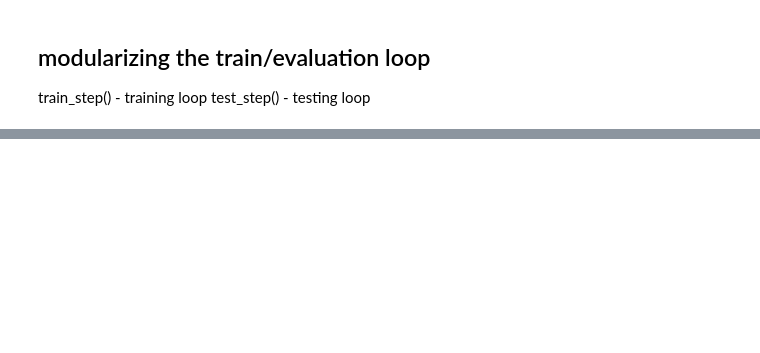
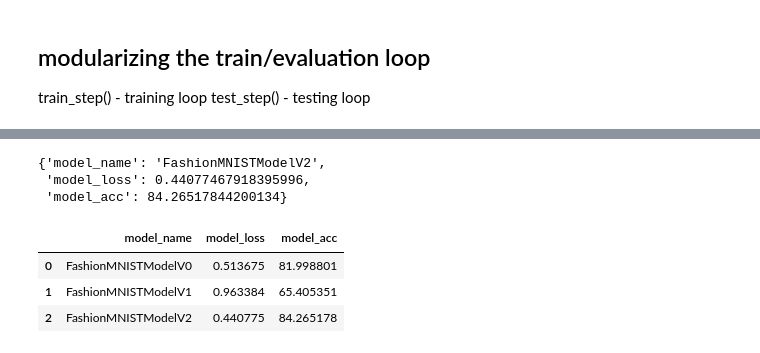
Before and after one commit to Dipak22/DeepLearning, a Jupyter notebook: pytorch_computer_vision.ipynb, the cells around one changed output, grey strips where cells are left out. Saved outputs shown, nothing was run; the diff lists cells and outputs as text; code cells hidden in the pictures; blank space fills up the shorter version.

```diff
--- a/pytorch_computer_vision.ipynb
+++ b/pytorch_computer_vision.ipynb
@@ -505,0 +538,5 @@ model_1_results
+# %%
+torch.manual_seed(42)
+model_2 = FashionMNISTModelV2(input_shape=1,
+                              hidden_units=10,
+                              output_shape=len(class_names)).to(device)
@@ -505,0 +545,23 @@ model_1_results
+# %%
+loss_fn = nn.CrossEntropyLoss()
+optimizer = torch.optim.SGD(params=model_2.parameters(),
+                            lr =0.01)
+accuracy_fn = Accuracy(task='multiclass', num_classes=len(class_names))
+# %%
+torch.manual_seed(42)
+epochs = 3
+cnn_start = timer()
+for epoch in tqdm(range(epochs)):
+  train_step(model=model_2,
+             data_loader=train_dataloader,
+             loss_fn=loss_fn,
+             optimizer=optimizer,
+             accuracy_fn=accuracy_fn,
+             device = device)
+  test_step(model=model_2,
+            data_loader=test_dataloader,
+            loss_fn=loss_fn,
+            accuracy_fn=accuracy_fn,
+            device = device)
+cnn_stop = timer()
+print_train_time(start=cnn_start, end = cnn_stop, device=device)
@@ -505,0 +587,23 @@ model_1_results
+# %%
+model_2_result = eval_model(model=model_2,
+                            data_loader= test_dataloader,
+                            loss_fn=loss_fn,
+                            accuracy_fn=accuracy_fn,
+                            device = device)
+# %%
+model_2_result
+# %% [output]
+{'model_name': 'FashionMNISTModelV2',
+ 'model_loss': 0.44077467918395996,
+ 'model_acc': 84.26517844200134}
+# %%
+import pandas as pd
+compare_results = pd.DataFrame([model_0_results,
+                                model_1_results,
+                                model_2_result])
+compare_results
+# %% [output]
+|  | model_name | model_loss | model_acc |
+| 0 | FashionMNISTModelV0 | 0.513675 | 81.998801 |
+| 1 | FashionMNISTModelV1 | 0.963384 | 65.405351 |
+| 2 | FashionMNISTModelV2 | 0.440775 | 84.265178 |
```
Also changed, not shown: parts of 10 cells of this notebook.
